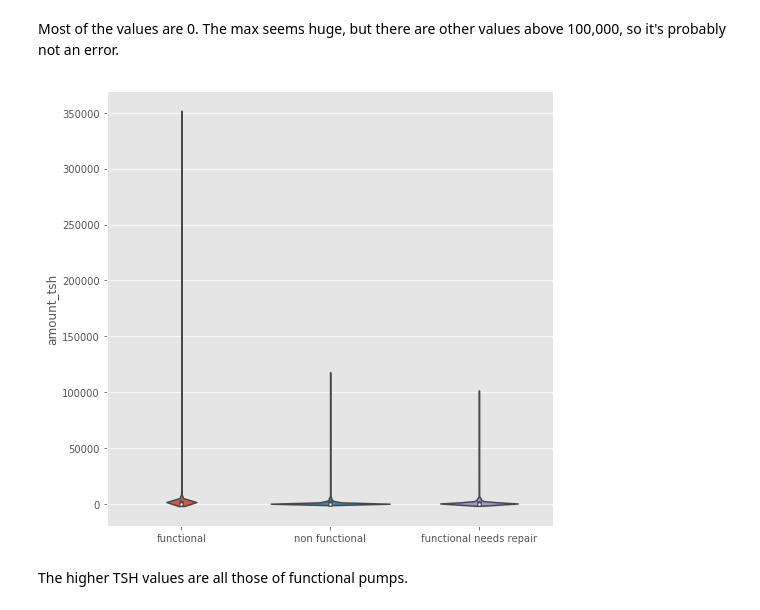
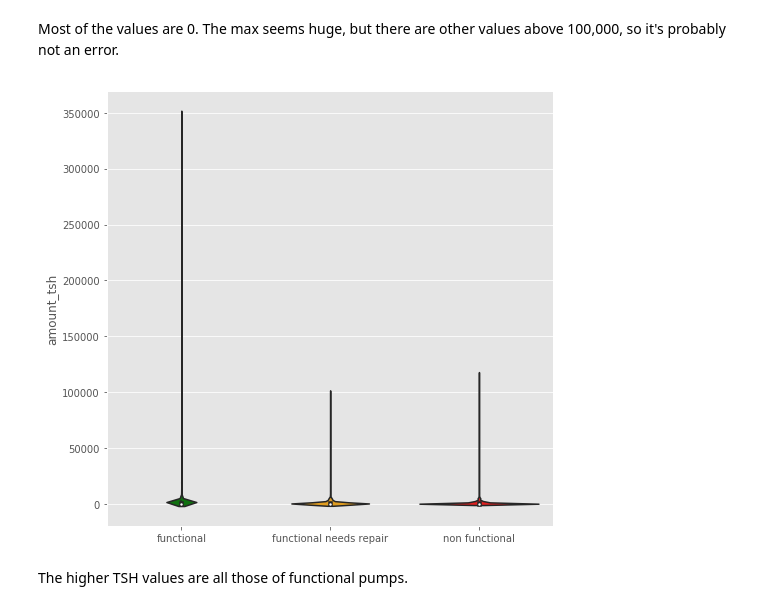
Before and after one commit to stephanietison/Waterpoints, a Jupyter notebook: Notebook/Water Pumps.ipynb, the cells around one changed output. Saved outputs shown, nothing was run; the diff lists cells and outputs as text; code cells hidden in the pictures.

```diff
--- a/Notebook/Water Pumps.ipynb
+++ b/Notebook/Water Pumps.ipynb
@@ -227,10 +207,10 @@ def clean_val(s_in,map_df):
 # %%
 def plot_num_vs_status(df,num):
     """Plot a violin plot for numerical feature"""
-    # Remove 0 values to have a better plot
-    plot_df = df[df[num] != 0]
     plt.figure(figsize=[8,8])
-    sns.violinplot(x=plot_df.status_group.values, y=plot_df[num].values)
+    sns.violinplot(x=df.status_group.values, y=df[num].values,
+                   order=['functional', 'functional needs repair', 'non functional'],
+                   palette=['green', 'orange', 'red'])
     plt.ylabel(num)
     plt.show()
     return
@@ -275,10 +255,12 @@ Name: amount_tsh, Length: 98, dtype: int64
 # %% [markdown]
 Most of the values are 0.
 The max seems huge, but there are other values above 100,000, so it's probably not an error.
-# %%
-plot_num_vs_status(source_df,'amount_tsh')
-# %% [output]
-[figure, removed]
+# %%
+# Remove 0 values to have a better plot
+df_in = source_df[source_df.amount_tsh!=0]
+plot_num_vs_status(df_in,'amount_tsh')
+# %% [output]
+[figure, added]
 # %% [markdown]
 The higher TSH values are all those of functional pumps.
 # %% [markdown]
```
Also changed, not shown: parts of 55 cells of this notebook.
